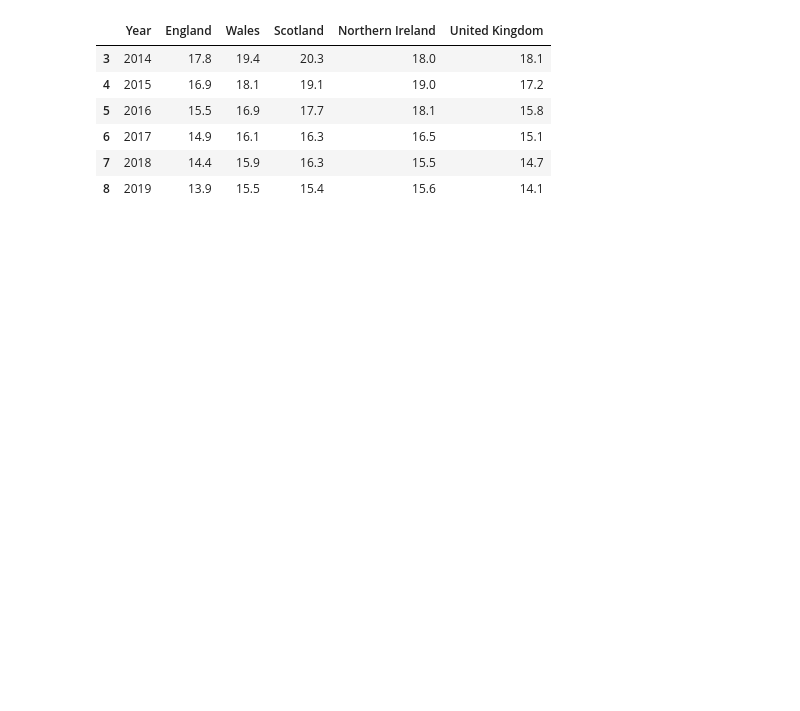
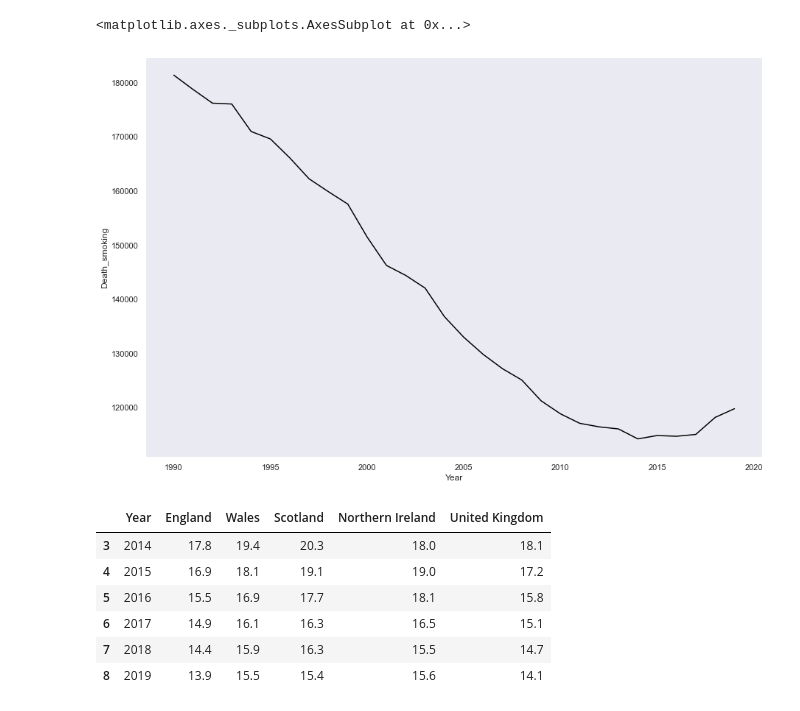
Before and after one commit to alptercan/data-analytics-project, a Jupyter notebook: Tobacco_Control.ipynb, the cells around one changed output. Drawn from its saved outputs; the diff is of its cells as text; code cells hidden in the pictures; blank space fills up the shorter version.

```diff
--- a/Tobacco_Control.ipynb
+++ b/Tobacco_Control.ipynb
@@ -14,0 +38,3 @@ smoking_prevalence_across_uk = pd.read_csv('smoking_prevalence _across_uk.csv')
+# %%
+risk_factor = pd.read_csv('number-of-deaths-by-risk-factor.csv')
+risk_factor
@@ -15,3 +59,12 @@ smoking_prevalence_across_uk = pd.read_csv('smoking_prevalence _across_uk.csv')
+# %%
+death_year = risk_factor['Year']
+deaths = risk_factor['Death_smoking']
+# %%
+plt.figure(figsize=(15,10))
+sns.lineplot(x = death_year,y=deaths, color='black')
+# %% [output]
+<matplotlib.axes._subplots.AxesSubplot at 0x...>
+[figure, added]
 # %%
 smoking_prevalence = smoking_prevalence_across_uk[3:]
 smoking_prevalence
```
Also changed, not shown: parts of 8 cells of this notebook, 2 other files.
